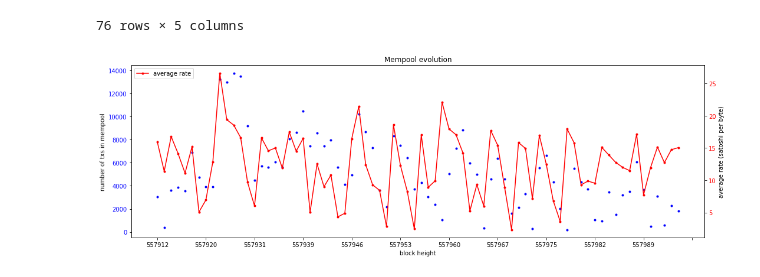
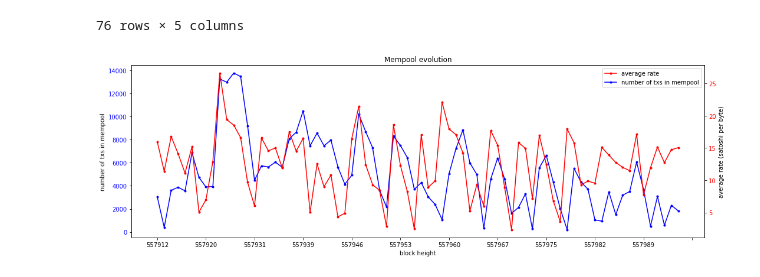
Before and after one commit to mariusgiger/bitcoin-feeestimator-analysis, a Jupyter notebook: Analysis - Mempool 557912-557994.ipynb, the cells around one changed output. Saved outputs shown, nothing was run; the diff lists cells and outputs as text; code cells hidden in the pictures.

```diff
--- a/Analysis - Mempool 557912-557994.ipynb
+++ b/Analysis - Mempool 557912-557994.ipynb
@@ -64,29 +64,29 @@ df
 # %%
 import matplotlib.pyplot as plt
 
 #TODO: https://stackoverflow.com/questions/6682784/how-to-reduce-number-of-ticks-with-matplotlib
 x1 = df["height"].values
 y1 = df["numberOfRates"].values
 y2 = df["averageRate"].values
 
 fig = plt.figure(figsize=(15,5))
 ax = fig.add_subplot(111)
 
-ax.scatter(x1,y1, c='b', marker='.', label='number of txs')
+ax.plot(x1,y1, c='b', marker='.', label='number of txs')
 ax.set_xlabel('block height')
 ax.set_ylabel('number of txs in mempool')
 ax.tick_params(axis='y', labelcolor="b")
 
 ax2 = ax.twinx()
 ax2.set_ylabel('average rate (satoshi per byte)')  # we already handled the x-label with ax1
 ax2.plot(x1, y2, c='r', marker='.', label='average rate')
+ax2.plot([], [], c='b', marker='.', label='number of txs in mempool')
 ax2.tick_params(axis='y', labelcolor="r")
 
 ax.xaxis.set_major_locator(plt.MultipleLocator(7))
-#ax.xaxis.set_minor_locator(plt.MultipleLocator(5))
 
 plt.title('Mempool evolution')
-plt.legend(loc=2)
+plt.legend(loc=1)
 fig.tight_layout()
 # %% [output]
-[figure, old version]
+[figure, new version]
```
Also changed, not shown: 5 other files.
